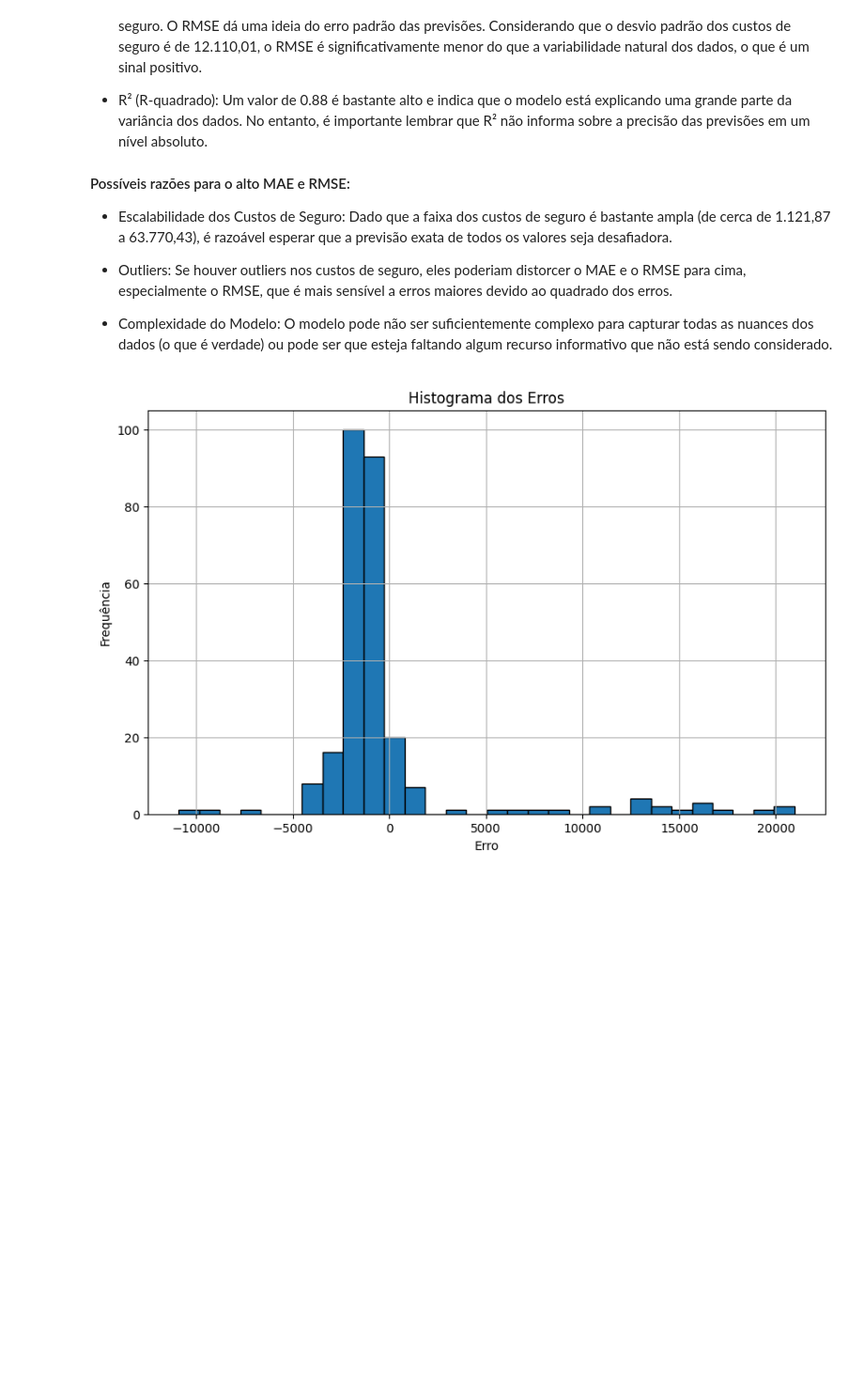
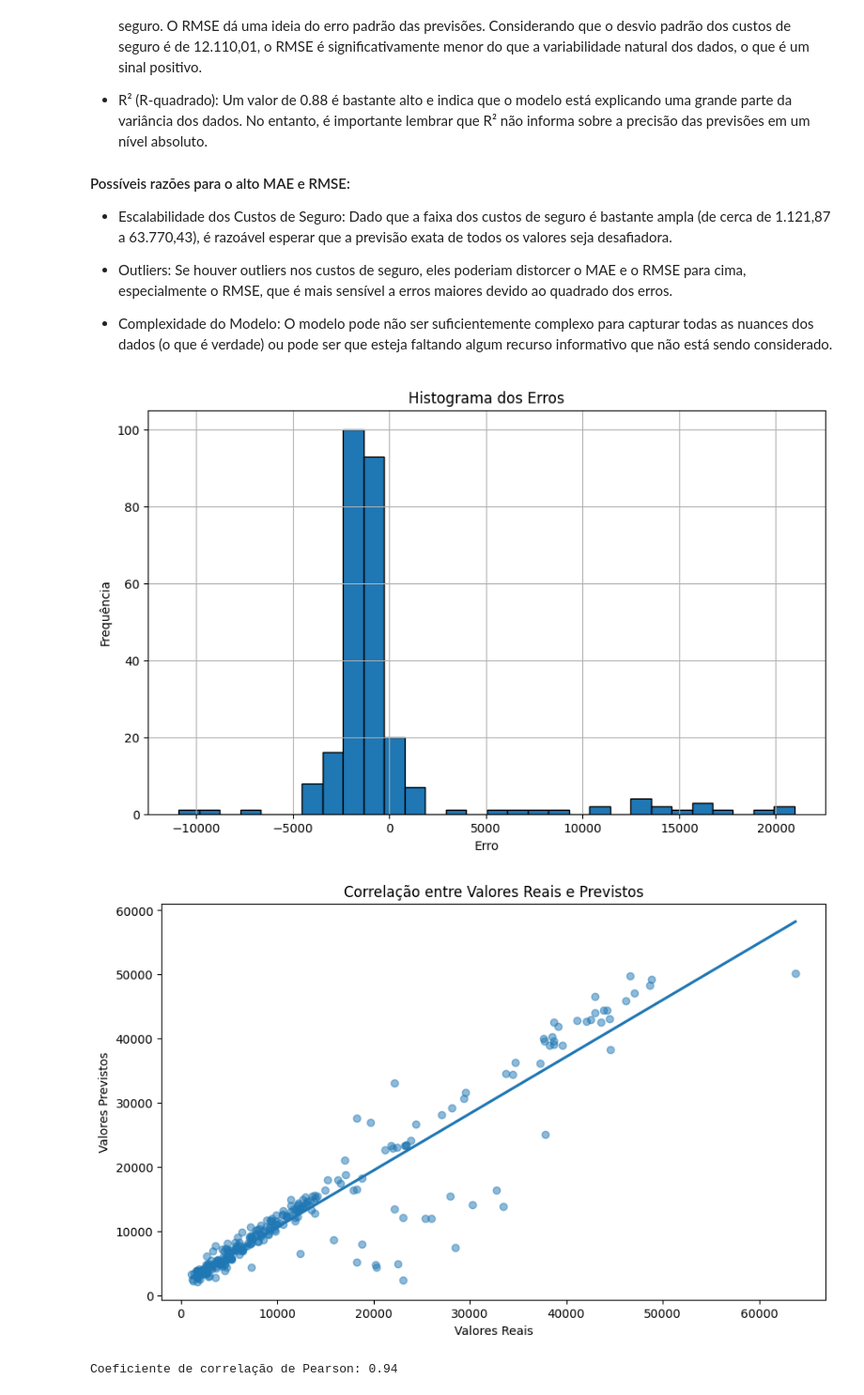
Before and after one commit to emanuelcatao/mlpregressor, a Jupyter notebook: mlpregressor-para-predi-o-do-charges.ipynb, the cells around one changed output. Shown at 94% size. Saved outputs shown, nothing was run; the diff lists cells and outputs as text; code cells hidden in the pictures; blank space fills up the shorter version.

Commit message:
Kaggle Notebook | MLPRegressor para predição do charges |  Final Version

```diff
--- a/mlpregressor-para-predi-o-do-charges.ipynb
+++ b/mlpregressor-para-predi-o-do-charges.ipynb
@@ -260,18 +260,44 @@ R²: 0.8800552282702421
 - Outliers: Se houver outliers nos custos de seguro, eles poderiam distorcer o MAE e o RMSE para cima, especialmente o RMSE, que é mais sensível a erros maiores devido ao quadrado dos erros.
 
 - Complexidade do Modelo: O modelo pode não ser suficientemente complexo para capturar todas as nuances dos dados (o que é verdade) ou pode ser que esteja faltando algum recurso informativo que não está sendo considerado.
-# %%
-import matplotlib.pyplot as plt
-import pandas as pd
-
-errors = y_test - y_pred
-
-plt.figure(figsize=(10,6))
-plt.hist(errors, bins=30, edgecolor='black')
-plt.title('Histograma dos Erros')
-plt.xlabel('Erro')
-plt.ylabel('Frequência')
-plt.grid(True)
-plt.show()
-# %% [output]
-[figure, removed]
+# %%
+import matplotlib.pyplot as plt
+import pandas as pd
+import seaborn as sns
+from scipy.stats import pearsonr
+
+errors = y_test - y_pred
+
+plt.figure(figsize=(10,6))
+plt.hist(errors, bins=30, edgecolor='black')
+plt.title('Histograma dos Erros')
+plt.xlabel('Erro')
+plt.ylabel('Frequência')
+plt.grid(True)
+plt.show()
+
+plt.figure(figsize=(10, 6))
+sns.regplot(x=y_test, y=y_pred, ci=None, scatter_kws={'alpha': 0.5})
+plt.xlabel('Valores Reais')
+plt.ylabel('Valores Previstos')
+plt.title('Correlação entre Valores Reais e Previstos')
+plt.show()
+
+corr_coef, _ = pearsonr(y_test, y_pred)
+print(f"Coeficiente de correlação de Pearson: {corr_coef:.2f}")
+
+X_train_preprocessed_df['charges'] = y_train.values
+
+correlation_matrix = X_train_preprocessed_df.corr()
+
+plt.figure(figsize=(12, 8))
+sns.heatmap(correlation_matrix, annot=True, fmt=".2f", cmap='coolwarm')
+plt.title('Heatmap de Correlação das Features com Charges')
+plt.show()
+
+charges_correlations = correlation_matrix['charges'].sort_values(ascending=False)
+print(charges_correlations)
+# %% [output]
+[figure, added]
+[figure, added]
+Coeficiente de correlação de Pearson: 0.94
```
Also changed, not shown: parts of 1 cell of this notebook.
